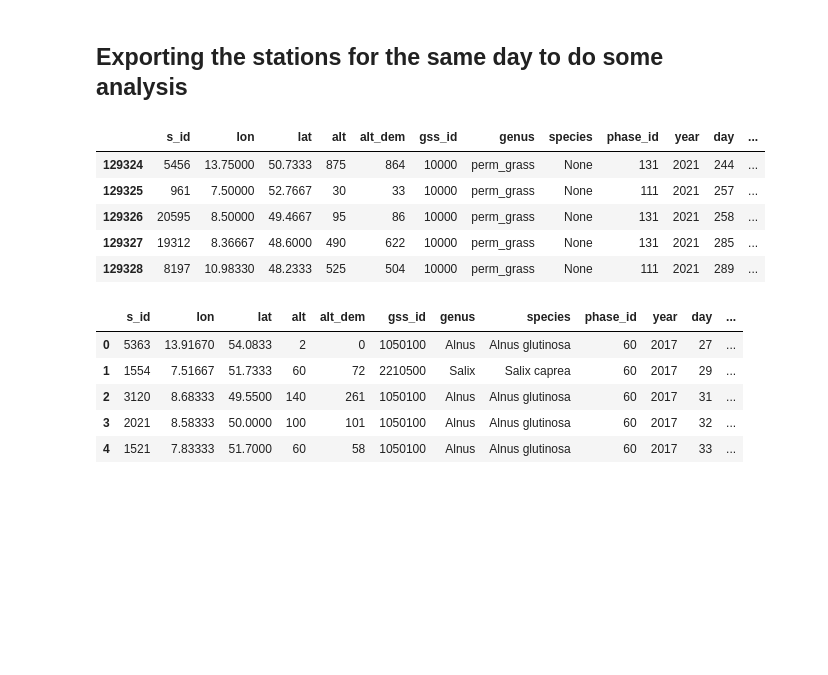
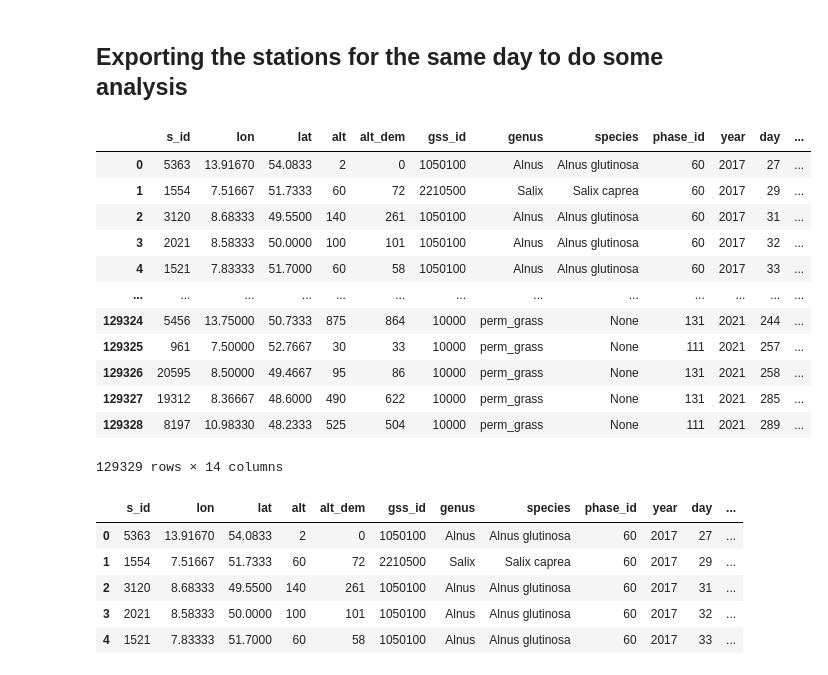
Before and after one commit to Vk0z/vitpheno, a Jupyter notebook: pep725_2017.ipynb, the cells around one changed output. Drawn from its saved outputs; the diff is of its cells as text; code cells hidden in the pictures; blank space fills up the shorter version.

```diff
--- a/pep725_2017.ipynb
+++ b/pep725_2017.ipynb
@@ -140,14 +184,21 @@ buffers_day_92.to_file(os.path.join(output_folder, "buffers_day_92.geojson"), dr
 ## Exporting the stations for the same day to do some analysis
 # %%
 stations = gpd.read_file(os.path.join(data_dir, "PEP725_stations.geojson"))
-stations.tail()
+stations.set_crs(32632, inplace=True, allow_override=True)
 # %% [output]
 |  | s_id | lon | lat | alt | alt_dem | gss_id | genus | species | phase_id | year | day | ... |
+| 0 | 5363 | 13.91670 | 54.0833 | 2 | 0 | 1050100 | Alnus | Alnus glutinosa | 60 | 2017 | 27 | ... |
+| 1 | 1554 | 7.51667 | 51.7333 | 60 | 72 | 2210500 | Salix | Salix caprea | 60 | 2017 | 29 | ... |
+| 2 | 3120 | 8.68333 | 49.5500 | 140 | 261 | 1050100 | Alnus | Alnus glutinosa | 60 | 2017 | 31 | ... |
+| 3 | 2021 | 8.58333 | 50.0000 | 100 | 101 | 1050100 | Alnus | Alnus glutinosa | 60 | 2017 | 32 | ... |
+| 4 | 1521 | 7.83333 | 51.7000 | 60 | 58 | 1050100 | Alnus | Alnus glutinosa | 60 | 2017 | 33 | ... |
+| ... | ... | ... | ... | ... | ... | ... | ... | ... | ... | ... | ... | ... |
 | 129324 | 5456 | 13.75000 | 50.7333 | 875 | 864 | 10000 | perm_grass | None | 131 | 2021 | 244 | ... |
 | 129325 | 961 | 7.50000 | 52.7667 | 30 | 33 | 10000 | perm_grass | None | 111 | 2021 | 257 | ... |
 | 129326 | 20595 | 8.50000 | 49.4667 | 95 | 86 | 10000 | perm_grass | None | 131 | 2021 | 258 | ... |
 | 129327 | 19312 | 8.36667 | 48.6000 | 490 | 622 | 10000 | perm_grass | None | 131 | 2021 | 285 | ... |
 | 129328 | 8197 | 10.98330 | 48.2333 | 525 | 504 | 10000 | perm_grass | None | 111 | 2021 | 289 | ... |
+129329 rows × 14 columns
 # %%
 stations_2017 = stations.loc[stations.year == 2017]
 stations_2017.head()
```
Also changed, not shown: parts of 20 cells of this notebook.
